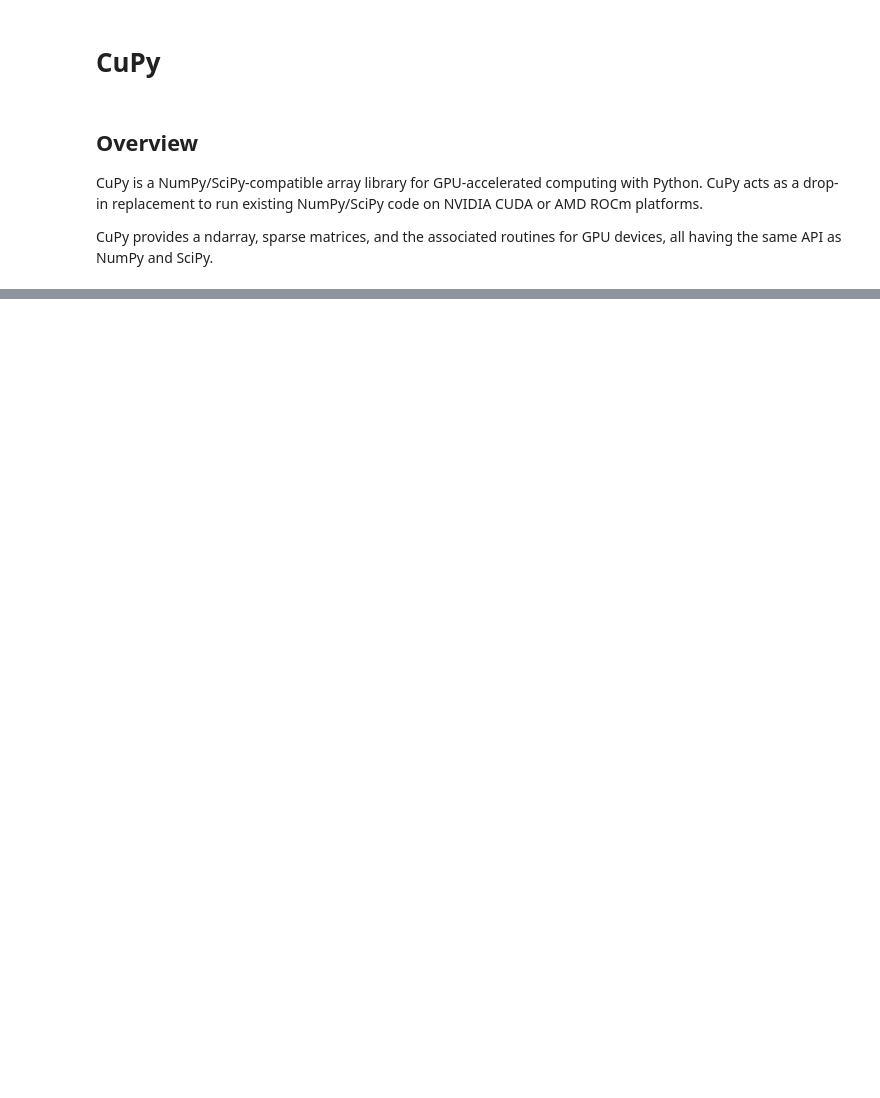
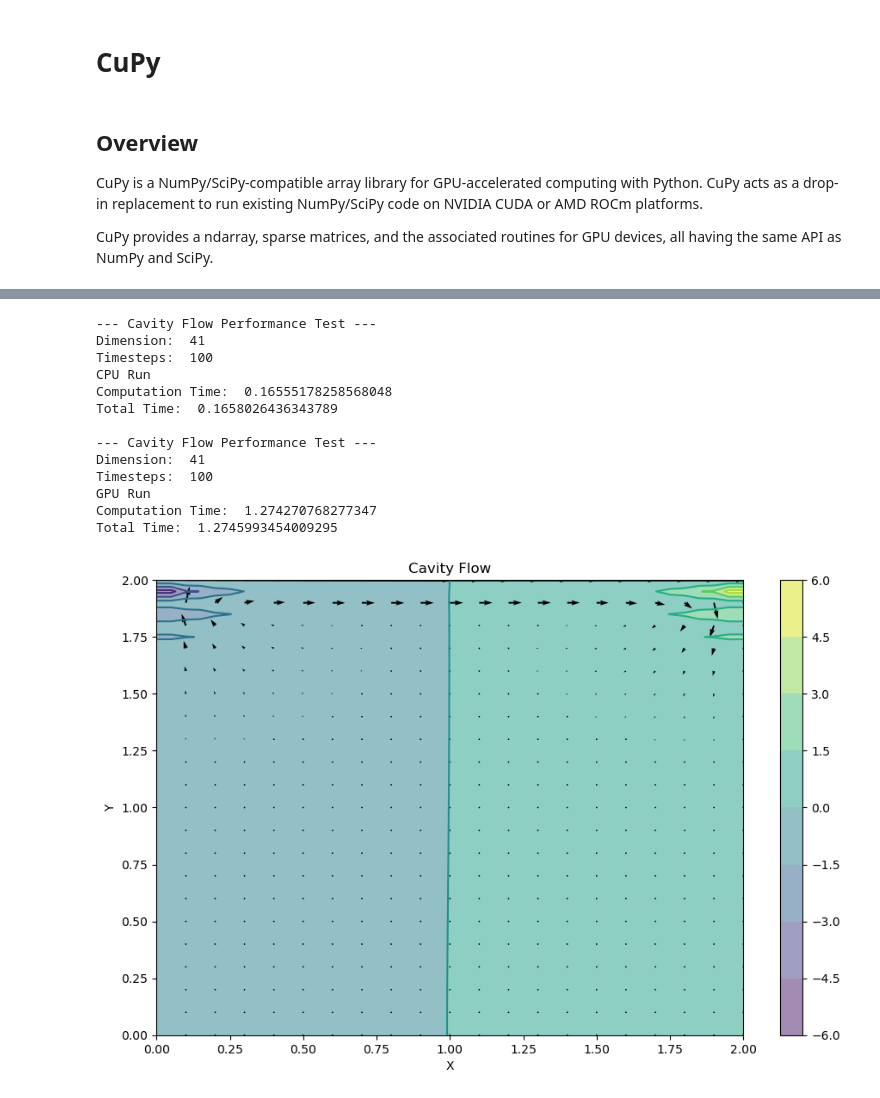
Before and after one commit to neumanbrett/GPU_workshop, a Jupyter notebook: 12_CuPyAndLegate/12_PythonGPU_py.ipynb, the cells around one changed output, grey strips where cells are left out. Cells and saved outputs as stored; diff of their text form; code cells hidden in the pictures; blank space fills up the shorter version.

```diff
--- a/12_CuPyAndLegate/12_PythonGPU_py.ipynb
+++ b/12_CuPyAndLegate/12_PythonGPU_py.ipynb
@@ -115,0 +481,23 @@ print(softplus(10))
+# %%
+def launch_test(n, ts, use_gpu=False, plot_result=False):
+    start_datamv = time.perf_counter()
+    flow = CavityFlow(n, ts, use_gpu, plot_result)
+    end_datamv = time.perf_counter()
+    if (use_gpu):
+        start_gpu = time.perf_counter()
+        flow.compute()
+        end_gpu = time.perf_counter()
+        t_gpu = end_gpu - start_gpu
+        total_time = (end_datamv - start_datamv) + t_gpu
+        print("--- Cavity Flow Performance Test ---")
+        print("Dimension: ", n, "\nTimesteps: ", ts, "\nGPU Run")
+        print("Computation Time: ", t_gpu, "\nTotal Time: ", total_time, "\n")
+    else:
+        start_cpu = time.perf_counter()
+        flow.compute()
+        end_cpu = time.perf_counter()
+        t_cpu = end_cpu - start_cpu
+        total_time = (end_datamv - start_datamv) + t_cpu
+        print("--- Cavity Flow Performance Test ---")
+        print("Dimension: ", n, "\nTimesteps: ", ts, "\nCPU Run")
+        print("Computation Time: ", t_cpu, "\nTotal Time: ", total_time, "\n")
@@ -115,0 +510,21 @@ print(softplus(10))
+# %%
+# 41x41 Grid, 100 Timesteps
+n = 41
+ts = 100
+launch_test(n, ts, use_gpu=False, plot_result=True)
+launch_test(n, ts, use_gpu=True)
+# %% [output]
+--- Cavity Flow Performance Test ---
+Dimension:  41
+Timesteps:  100
+CPU Run
+Computation Time:  0.16555178258568048
+Total Time:  0.1658026436343789
+
+--- Cavity Flow Performance Test ---
+Dimension:  41
+Timesteps:  100
+GPU Run
+Computation Time:  1.274270768277347
+Total Time:  1.2745993454009295
+[figure, added]
```
Also changed, not shown: parts of 64 cells of this notebook, 40 other files.
